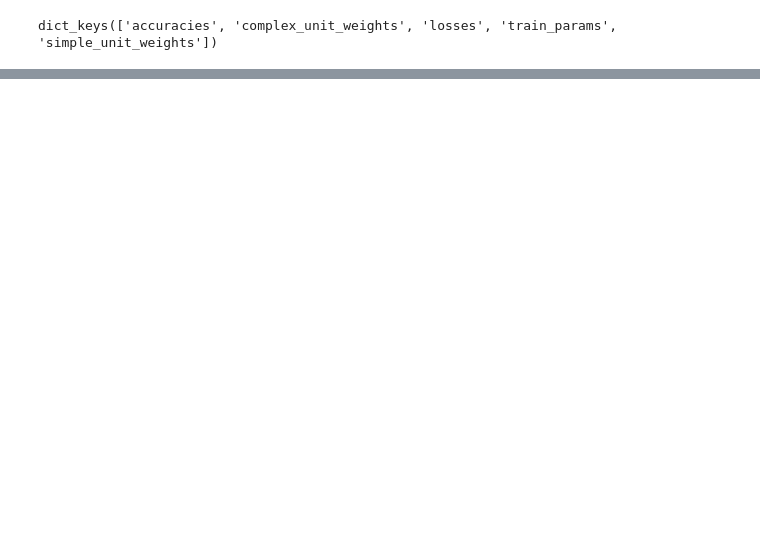
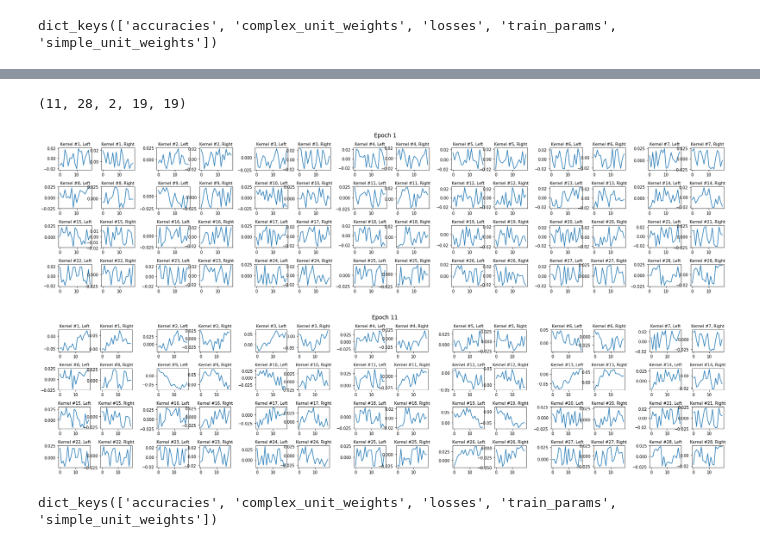
Before and after one commit to nathankong/binocular_disparity_nn, a Jupyter notebook: notebooks/DisplayFiltersOverEpochs.ipynb, the cells around one changed output, grey strips where cells are left out. Saved outputs shown, nothing was run; the diff lists cells and outputs as text; code cells hidden in the pictures; blank space fills up the shorter version.

```diff
--- a/notebooks/DisplayFiltersOverEpochs.ipynb
+++ b/notebooks/DisplayFiltersOverEpochs.ipynb
@@ -68,0 +91,17 @@ for i in range(int(epochs_filter.shape[0] / 2) + 1):
+# %%
+epochs_filter = np.array(results["simple_unit_weights"])
+print(epochs_filter.shape)
+for i in plot_epoch_idx:
+    pair = epochs_filter[i]
+    plot_mid_section(pair, i+1)
+# %% [output]
+(11, 28, 2, 19, 19)
+[figure, added]
+[figure, added]
+# %%
+exp_id = "gabor"
+results = "../results/results_{}.pkl".format(exp_id)
+results = pickle.load(open(results, "rb"), encoding="latin1")
+print(results.keys())
+# %% [output]
+dict_keys(['accuracies', 'complex_unit_weights', 'losses', 'train_params', 'simple_unit_weights'])
```
Also changed, not shown: parts of 9 cells of this notebook.
